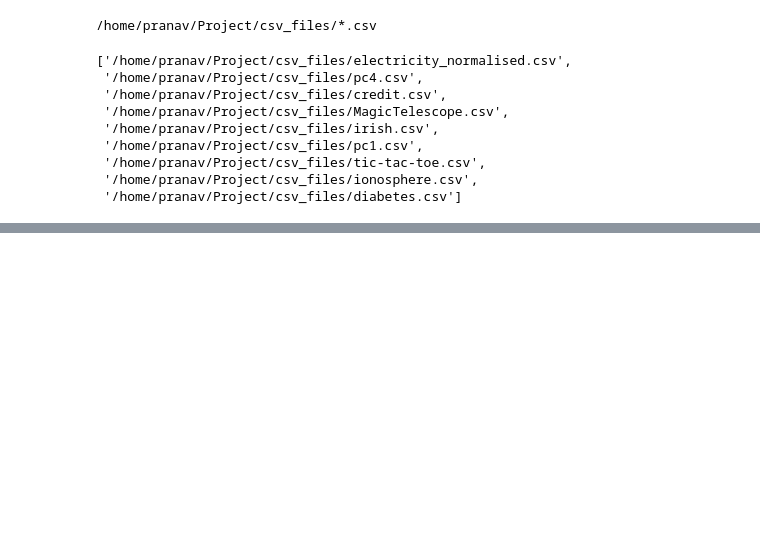
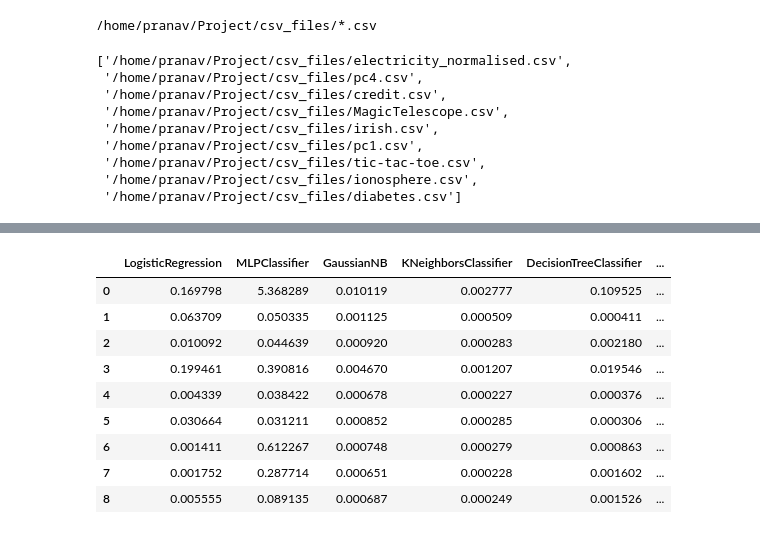
Before and after one commit to pranavgirish/Performance-Analysis-of-ML-Algorithms, a Jupyter notebook: analysis.ipynb, the cells around one changed output, grey strips where cells are left out. Cells and saved outputs as stored; diff of their text form; code cells hidden in the pictures; blank space fills up the shorter version.

```diff
--- a/analysis.ipynb
+++ b/analysis.ipynb
@@ -133,0 +206,3 @@ array([[[ 0.75595763,  0.75198588,  0.75617829,  0.74382171,  0.75419241,
+# %%
+mean_time = np.mean(build_time, axis=2)
+mean_time
@@ -133,0 +269,15 @@ array([[[ 0.75595763,  0.75198588,  0.75617829,  0.74382171,  0.75419241,
+# %%
+df = DataFrame(data=mean_time, columns=columns)
+df.to_csv('mean_time')
+df
+# %% [output]
+|  | LogisticRegression | MLPClassifier | GaussianNB | KNeighborsClassifier | DecisionTreeClassifier | ... |
+| 0 | 0.169798 | 5.368289 | 0.010119 | 0.002777 | 0.109525 | ... |
+| 1 | 0.063709 | 0.050335 | 0.001125 | 0.000509 | 0.000411 | ... |
+| 2 | 0.010092 | 0.044639 | 0.000920 | 0.000283 | 0.002180 | ... |
+| 3 | 0.199461 | 0.390816 | 0.004670 | 0.001207 | 0.019546 | ... |
+| 4 | 0.004339 | 0.038422 | 0.000678 | 0.000227 | 0.000376 | ... |
+| 5 | 0.030664 | 0.031211 | 0.000852 | 0.000285 | 0.000306 | ... |
+| 6 | 0.001411 | 0.612267 | 0.000748 | 0.000279 | 0.000863 | ... |
+| 7 | 0.001752 | 0.287714 | 0.000651 | 0.000228 | 0.001602 | ... |
+| 8 | 0.005555 | 0.089135 | 0.000687 | 0.000249 | 0.001526 | ... |
```
Also changed, not shown: parts of 13 cells of this notebook.
